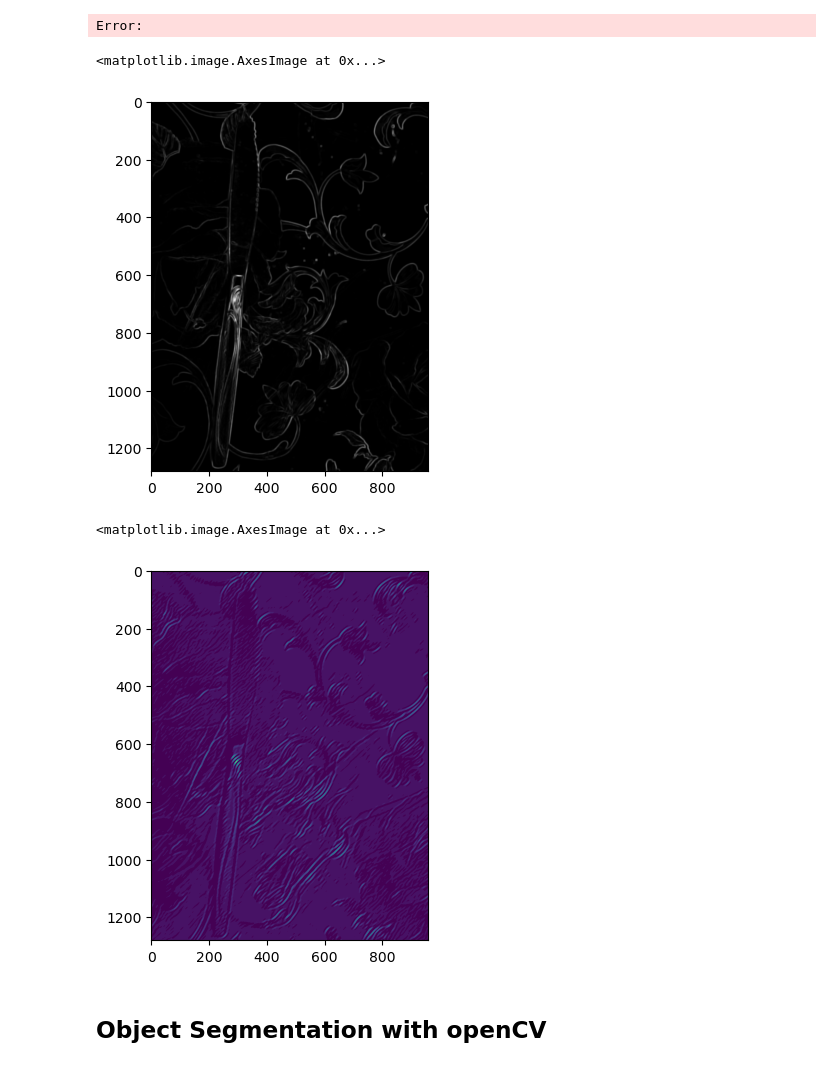
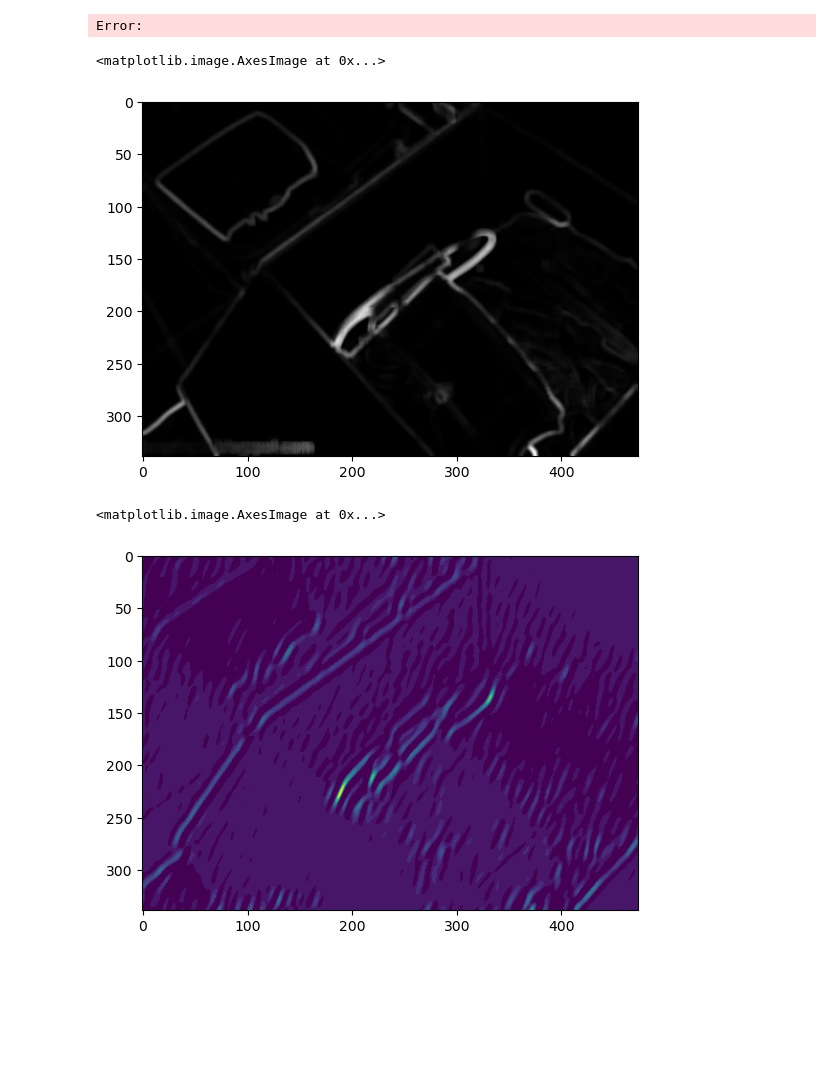
Before and after one commit to Grintaking19/Lost-Found-Items, a Jupyter notebook: sample_space.ipynb, the cells around one changed output. Saved outputs shown, nothing was run; the diff lists cells and outputs as text; code cells hidden in the pictures; blank space fills up the shorter version.

```diff
--- a/sample_space.ipynb
+++ b/sample_space.ipynb
@@ -88,23 +90,21 @@ def find_boundries_n_centers(img: np.ndarray):
 TypeError: unhashable type: 'numpy.ndarray'
 Error:
 # %%
-img = io.imread("knife.jpg",as_gray=True)
+img = io.imread("OIP.jpg",as_gray=True)
 k = 7 #texel size
 img_mean = ndimage.uniform_filter(img,(k,k))
 img_sqr_mean = ndimage.uniform_filter(img**2,(k,k))
 img_var = img_sqr_mean - img_mean**2
 plt.imshow(img_var,cmap="gray")
 # %% [output]
 <matplotlib.image.AxesImage at 0x...>
-[figure, old version]
+[figure, new version]
 # %%
 ksize = 45
-theta= np.pi/4
+theta= np.pi/8
 kernel = cv2.getGaborKernel((ksize,ksize), 5.0, theta, 10.0, 0.9, 0, ktype= cv2.CV_32F)
 filtered_image = cv2.filter2D(img,cv2.CV_8UC3,kernel)
 plt.imshow(filtered_image)
 # %% [output]
 <matplotlib.image.AxesImage at 0x...>
-[figure, old version]
+[figure, new version]
-# %% [markdown]
-## Object Segmentation with openCV
```
Also changed, not shown: parts of 6 cells of this notebook, 21 other files.
